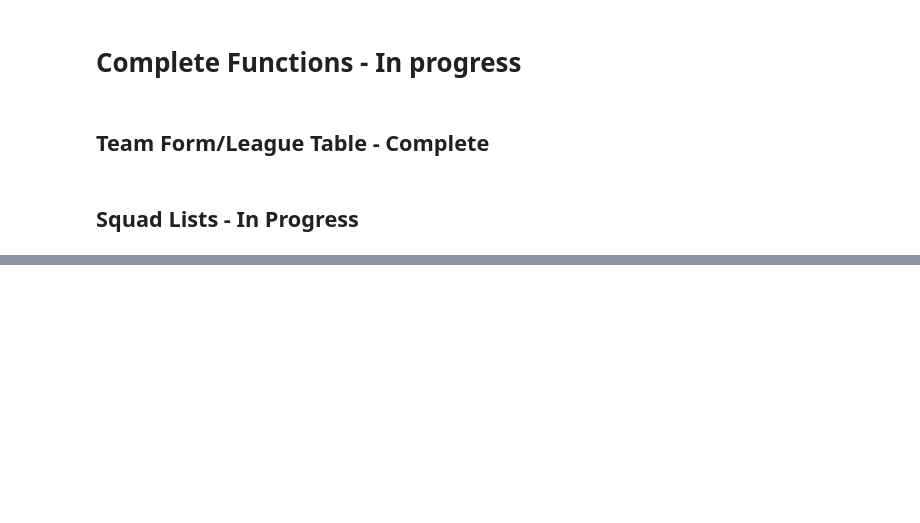
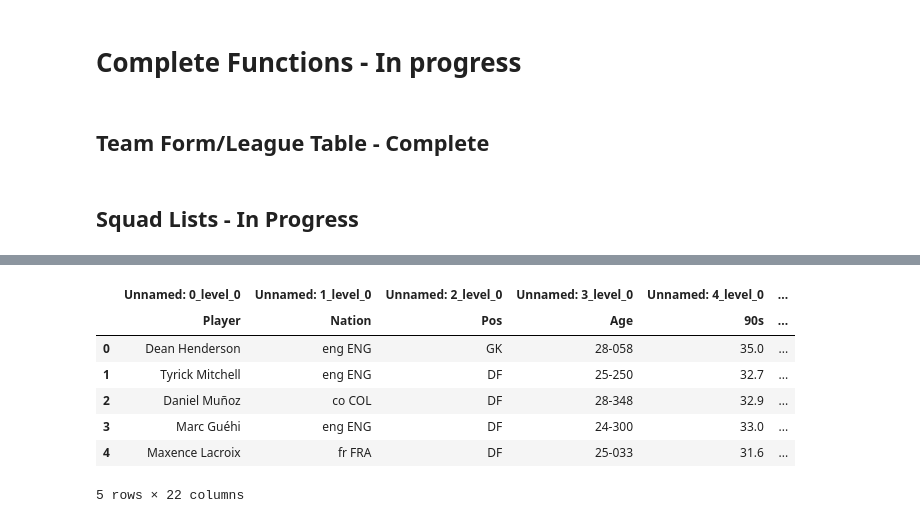
Before and after one commit to hallam-flda/football_data_analysis, a Jupyter notebook: Scraping_Functions.ipynb, the cells around one changed output, grey strips where cells are left out. Cells and saved outputs as stored; diff of their text form; code cells hidden in the pictures; blank space fills up the shorter version.

```diff
--- a/Scraping_Functions.ipynb
+++ b/Scraping_Functions.ipynb
@@ -271,0 +416,16 @@ all_prem_squads_df.to_csv("all_prem_squads.csv")
+# %%
+squad_tables = pd.read_html("https://fbref.com/en/squads/47c64c55/Crystal-Palace-Stats")
+league_squad_df = squad_tables[0]
+# %%
+misc_stats = squad_tables[11].copy()
+# %%
+misc_stats.head()
+# %% [output]
+|  | Unnamed: 0_level_0 | Unnamed: 1_level_0 | Unnamed: 2_level_0 | Unnamed: 3_level_0 | Unnamed: 4_level_0 | ... |
+|  | Player | Nation | Pos | Age | 90s | ... |
+| 0 | Dean Henderson | eng ENG | GK | 28-058 | 35.0 | ... |
+| 1 | Tyrick Mitchell | eng ENG | DF | 25-250 | 32.7 | ... |
+| 2 | Daniel Muñoz | co COL | DF | 28-348 | 32.9 | ... |
+| 3 | Marc Guéhi | eng ENG | DF | 24-300 | 33.0 | ... |
+| 4 | Maxence Lacroix | fr FRA | DF | 25-033 | 31.6 | ... |
+5 rows × 22 columns
```
Also changed, not shown: parts of 21 cells of this notebook, 10 other files.
